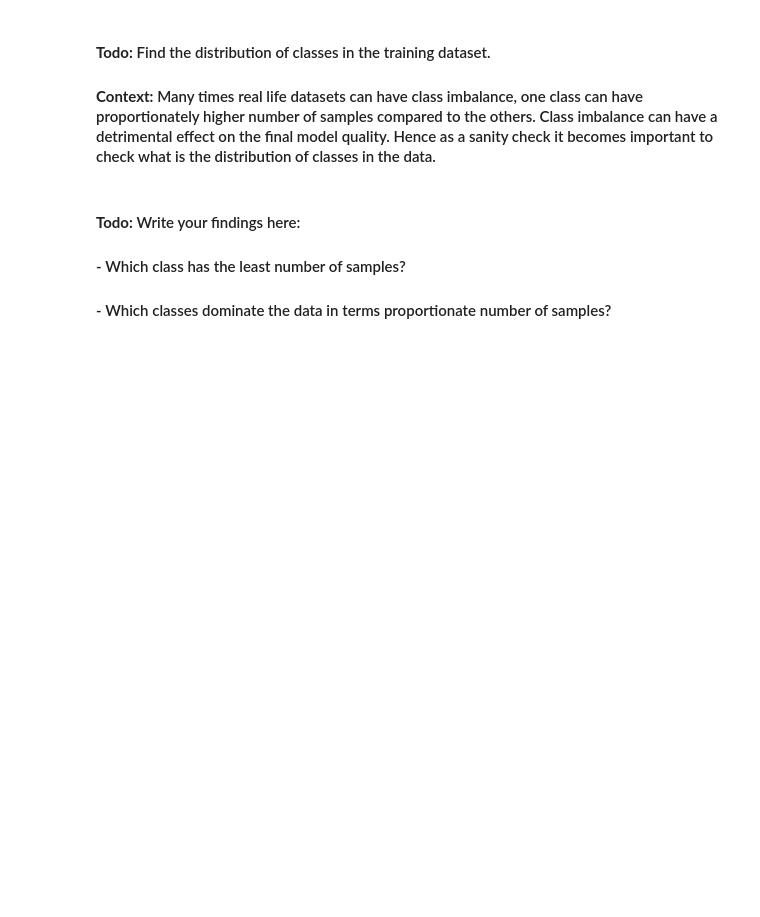
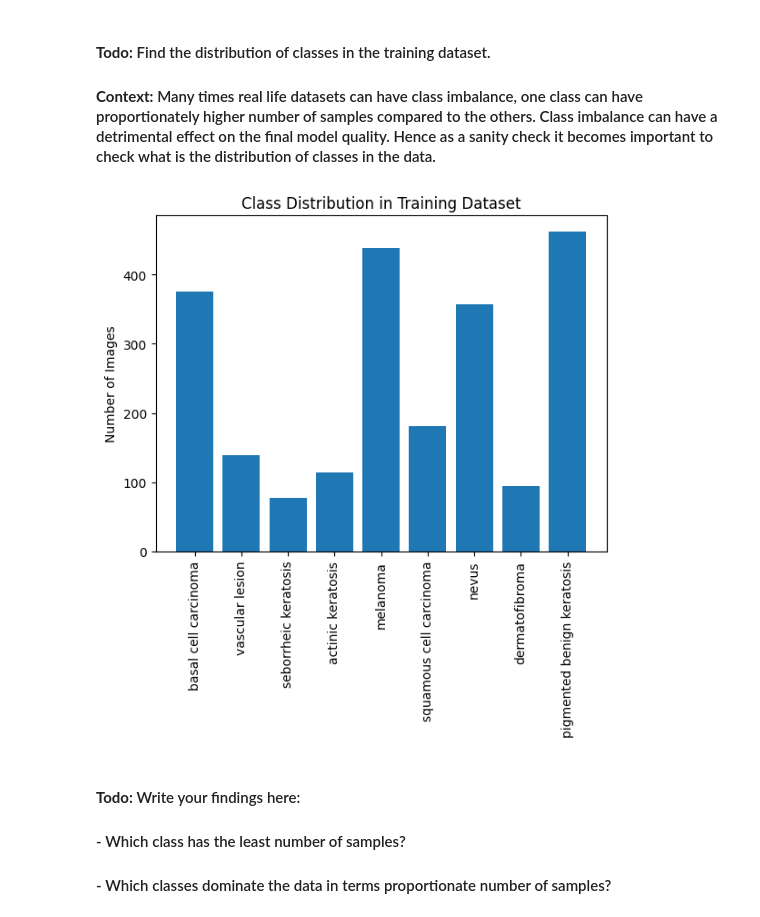
Before and after one commit to hargurjeet/Melanoma_Detection_Case_Study, a Jupyter notebook: Starter_code_Assignment_CNN_Skin_Cancer_1.ipynb, the cells around one changed output. Saved outputs shown, nothing was run; the diff lists cells and outputs as text; code cells hidden in the pictures; blank space fills up the shorter version.

```diff
--- a/Starter_code_Assignment_CNN_Skin_Cancer_1.ipynb
+++ b/Starter_code_Assignment_CNN_Skin_Cancer_1.ipynb
@@ -190,3 +490,21 @@ plt.show()
+# %%
+## Your code goes here.
+
+train_dir = '/content/Skin cancer ISIC The International Skin Imaging Collaboration/Train'
+
+# Count the number of images in each class
+class_counts = {}
+for subdir in os.listdir(train_dir):
+    class_counts[subdir] = len(os.listdir(os.path.join(train_dir, subdir)))
+
+# Plot the class distribution
+plt.bar(class_counts.keys(), class_counts.values())
+plt.title('Class Distribution in Training Dataset')
+plt.xticks(rotation=90)
+plt.ylabel('Number of Images')
+plt.show()
+# %% [output]
+[figure, added]
 # %% [markdown]
 #### **Todo:** Write your findings here:
 #### - Which class has the least number of samples?
```
Also changed, not shown: parts of 50 cells of this notebook.
